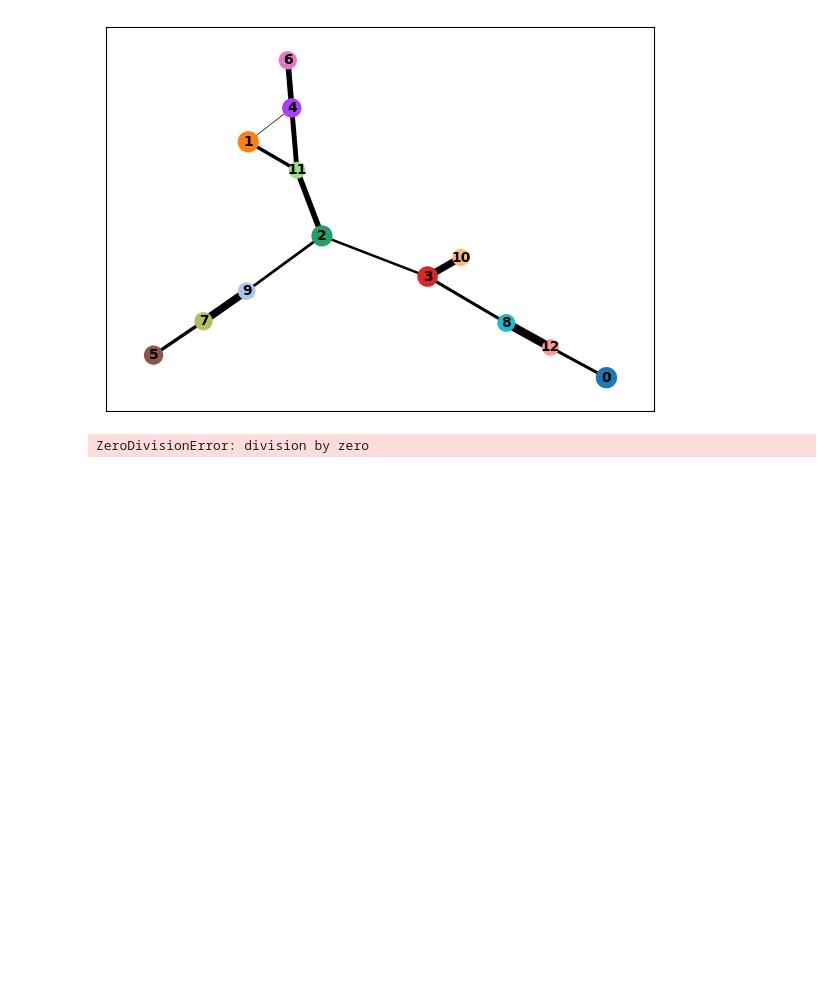
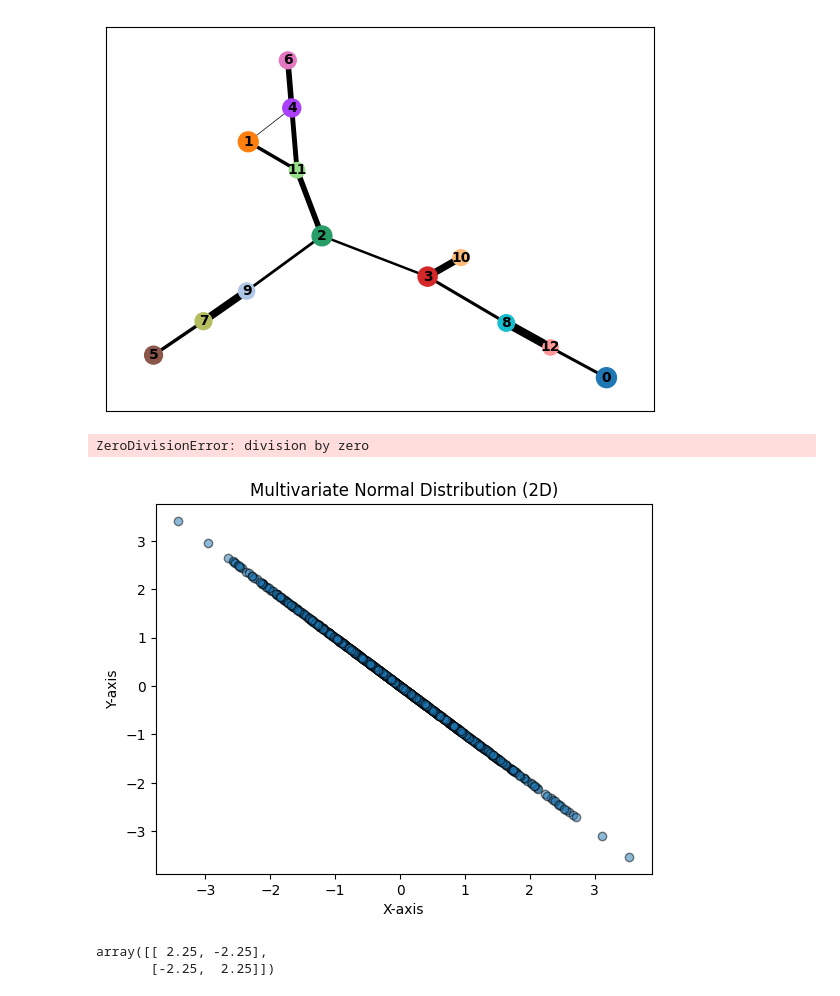
Before and after one commit to LspongebobJH/biochatter, a Jupyter notebook: experiment/scanpy/test.ipynb, the cells around one changed output. Saved outputs shown, nothing was run; the diff lists cells and outputs as text; code cells hidden in the pictures; blank space fills up the shorter version.

```diff
--- a/experiment/scanpy/test.ipynb
+++ b/experiment/scanpy/test.ipynb
@@ -190,3 +190,22 @@ sc.pl.paga(data, color='louvain')
 sc.pp.sample(data, )
 # %% [output]
 ZeroDivisionError: division by zero
+# %%
+import numpy as np
+import matplotlib.pyplot as plt
+
+# Define mean and covariance matrix
+mean = [0, 0]  # Centered at origin
+cov = [[1, -1], [-1, 1]]  # Moderate correlation
+
+# Generate 1000 samples
+samples = np.random.multivariate_normal(mean, cov, size=1000)
+
+# Scatter plot to visualize
+plt.scatter(samples[:, 0], samples[:, 1], alpha=0.5, edgecolors='k')
+plt.xlabel('X-axis')
+plt.ylabel('Y-axis')
+plt.title('Multivariate Normal Distribution (2D)')
+plt.show()
+# %% [output]
+[figure, added]
@@ -192,0 +223,5 @@ ZeroDivisionError: division by zero
+# %%
+-0.5 * c2 @ (m ** 2) @ c2
+# %% [output]
+array([[ 2.25, -2.25],
+       [-2.25,  2.25]])
```
Also changed, not shown: parts of 1 cell of this notebook.
